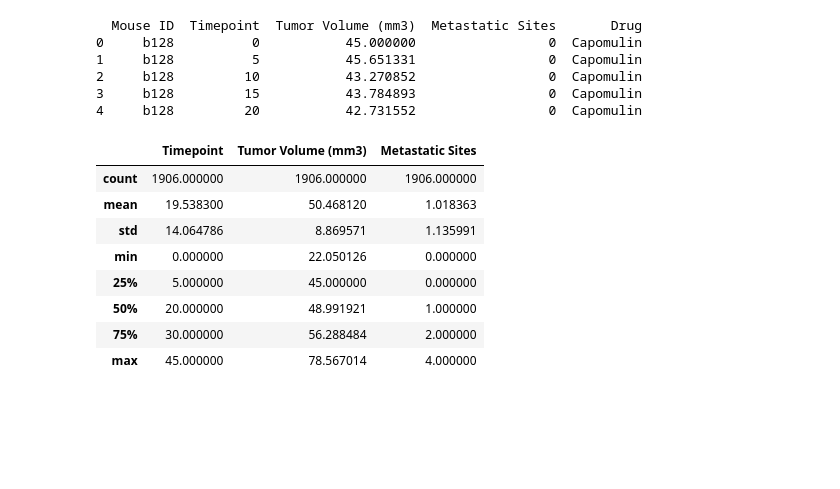
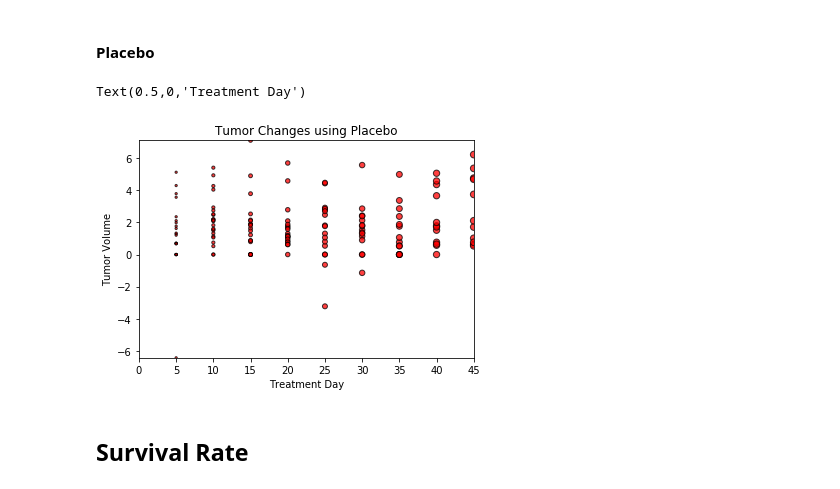
Before and after one commit to cfogel55/BootcampRepo, a Jupyter notebook: Pymaceuticals.ipynb, the cells around one changed output. Drawn from its saved outputs; the diff is of its cells as text; code cells hidden in the pictures; blank space fills up the shorter version.

```diff
--- a/Pymaceuticals.ipynb
+++ b/Pymaceuticals.ipynb
@@ -56,26 +133,34 @@ clinical_trial_data.loc[clinical_trial_data['Mouse ID']=='c819']
+# %% [markdown]
+#### Placebo
+# %%
+Drug4_TumorChange = merged_data[(merged_data['Drug'] == 'Placebo')]
+# %%
+data_ordered_by_Timepoint = Drug4_TumorChange.sort_values(by=['Timepoint'])
+x_axis = list(Drug4_TumorChange['Timepoint'])
+y_axis = list(Drug4_TumorChange['Tumor Change'])
+# %%
+x_limit = 45
+
+plt.scatter(x_axis, y_axis, marker="o", facecolors="red", edgecolors="black", s=x_axis, alpha=0.75)
+
+minimum_y_value = min(y_axis)
+maximum_y_value = max(y_axis)
+
+# Add 10 to top and bottom, so y value is not on x_axis.
+plt.ylim(minimum_y_value, maximum_y_value)
+plt.xlim(0, x_limit)
+
+plt.title("Tumor Changes using Placebo")
+plt.ylabel("Tumor Volume")
+plt.xlabel("Treatment Day")
+# %% [output]
+Text(0.5,0,'Treatment Day')
+[figure, added]
 # %%
-merged_data = pd.merge(clinical_trial_data, mouse_drug_data, on="Mouse ID")
-print(merged_data.head())
-
+# Filter for 4 drugs to analyze.
 filtered_4_drugs = merged_data[(merged_data['Drug'] == 'Capomulin') |
                                (merged_data['Drug']== 'Infubinol') |
                                (merged_data['Drug']== 'Ketapril') |
                                (merged_data['Drug']== 'Placebo')]
-
-merged_data.describe()
-# %% [output]
-  Mouse ID  Timepoint  Tumor Volume (mm3)  Metastatic Sites       Drug
-0     b128          0           45.000000                 0  Capomulin
-1     b128          5           45.651331                 0  Capomulin
-2     b128         10           43.270852                 0  Capomulin
-3     b128         15           43.784893                 0  Capomulin
-4     b128         20           42.731552                 0  Capomulin
-|  | Timepoint | Tumor Volume (mm3) | Metastatic Sites |
-| count | 1906.000000 | 1906.000000 | 1906.000000 |
-| mean | 19.538300 | 50.468120 | 1.018363 |
-| std | 14.064786 | 8.869571 | 1.135991 |
-| min | 0.000000 | 22.050126 | 0.000000 |
-| 25% | 5.000000 | 45.000000 | 0.000000 |
-| 50% | 20.000000 | 48.991921 | 1.000000 |
-| 75% | 30.000000 | 56.288484 | 2.000000 |
-| max | 45.000000 | 78.567014 | 4.000000 |
+# %% [markdown]
+## Survival Rate
```
Also changed, not shown: parts of 30 cells of this notebook.
